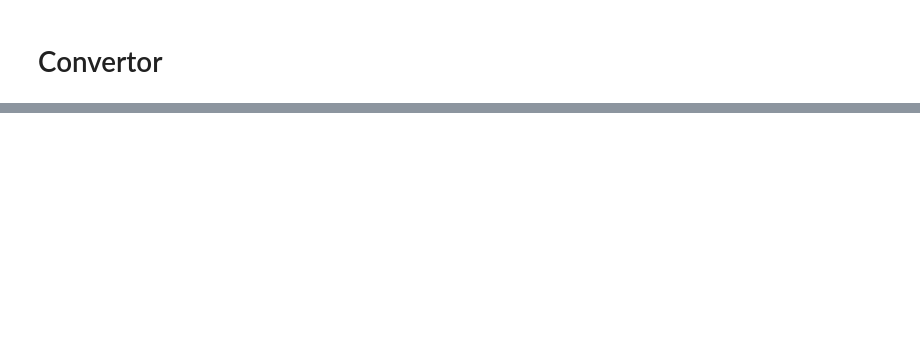
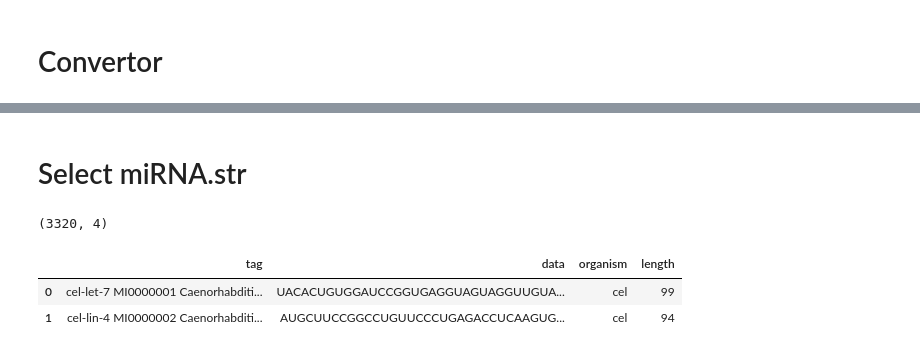
Before and after one commit to Ilia-Abolhasani/amir-p3, a Jupyter notebook: str2ct_convertor.ipynb, the cells around one changed output, grey strips where cells are left out. Cells and saved outputs as stored; diff of their text form; code cells hidden in the pictures; blank space fills up the shorter version.

```diff
--- a/str2ct_convertor.ipynb
+++ b/str2ct_convertor.ipynb
@@ -187,0 +19,19 @@ def convertor(strText):
+# %%
+def fasta_to_df(path):
+    with open(path, 'r') as file:
+        text = file.read()
+    lines = [line for line in text.split('\n') if len(line) > 0]
+    s = ''
+    tags = []
+    data = []
+    for l in lines:
+        if(l[0]=='>'):
+            tags.append(l)
+            data.append(s)
+            s = ''
+        else:
+            s += l
+    data.append(s)
+    df = pd.DataFrame({'tag': tags, 'data': data[1:]})
+    df['tag'] = df['tag'].apply(lambda x: x[1:])
+    return df
@@ -187,0 +207,2 @@ def convertor(strText):
+# %% [markdown]
+#  Select miRNA.str
@@ -187,0 +211,11 @@ def convertor(strText):
+# %%
+df = fasta_to_df(f'./{directory}/hairpin_high_conf.fa')
+df['organism'] = df['tag'].apply(lambda x: x[:3])
+df['length'] = df['data'].apply(lambda x: len(x))
+print(df.shape)
+df.head(2)
+# %% [output]
+(3320, 4)
+|  | tag | data | organism | length |
+| 0 | cel-let-7 MI0000001 Caenorhabditi... | UACACUGUGGAUCCGGUGAGGUAGUAGGUUGUA... | cel | 99 |
+| 1 | cel-lin-4 MI0000002 Caenorhabditi... | AUGCUUCCGGCCUGUUCCCUGAGACCUCAAGUG... | cel | 94 |
```
Also changed, not shown: parts of 21 cells of this notebook, 1 other file.
